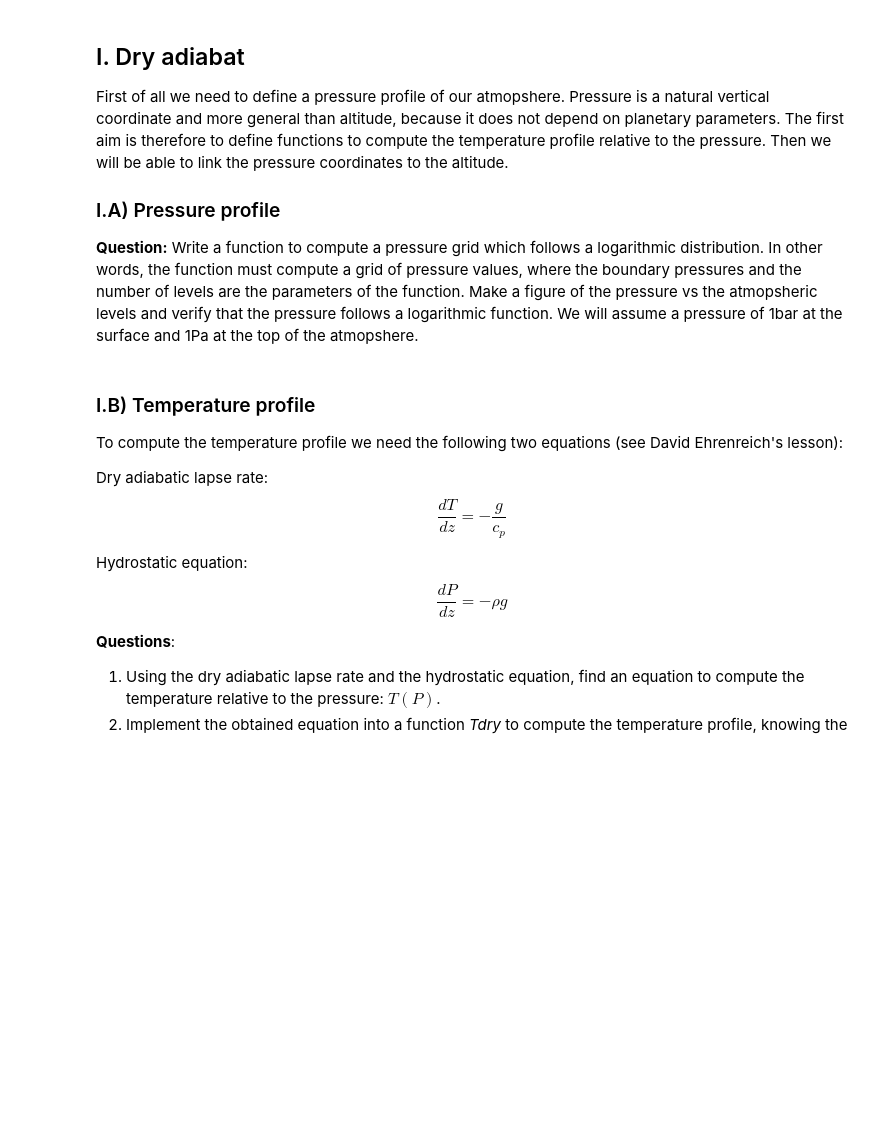
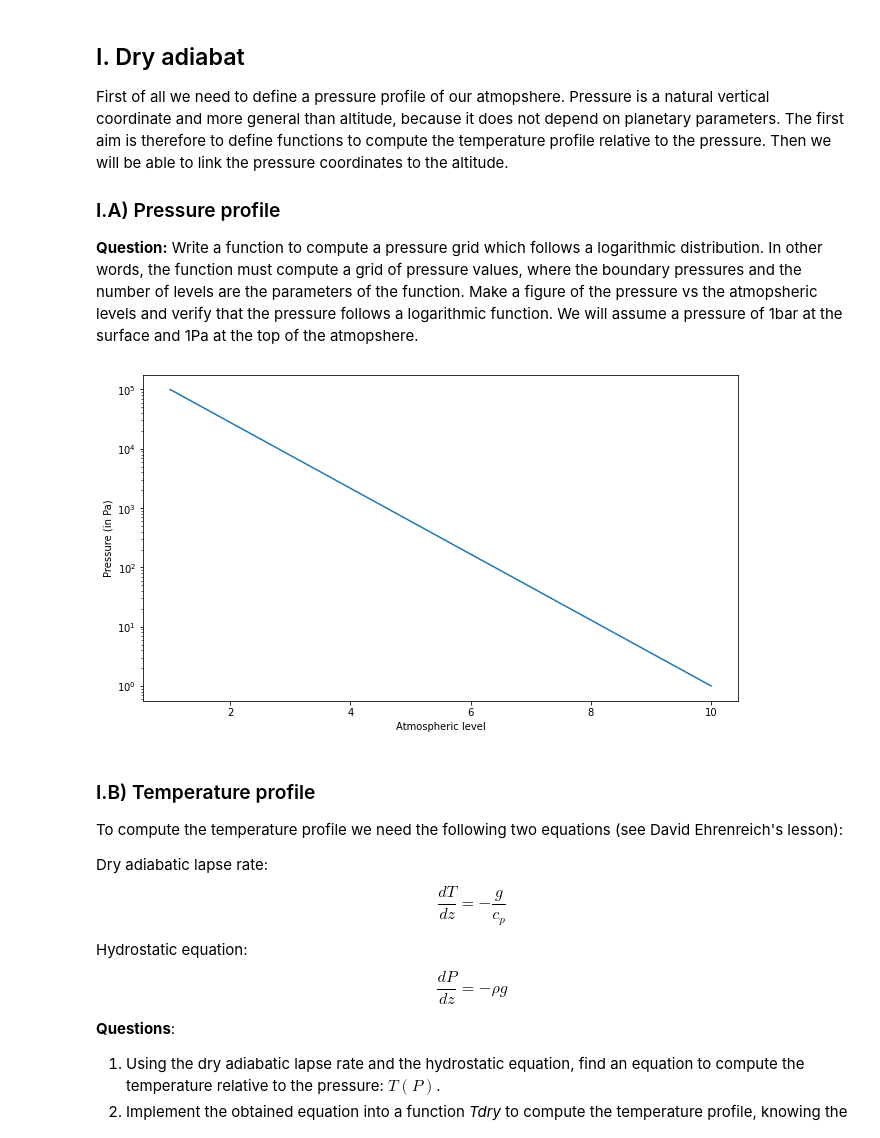
Before and after one commit to Jayshil/escape-modelling, a Jupyter notebook: Structure/Exercise_atm.ipynb, the cells around one changed output. Saved outputs shown, nothing was run; the diff lists cells and outputs as text; code cells hidden in the pictures; blank space fills up the shorter version.

Commit message:
Generated pressure profile

```diff
--- a/Structure/Exercise_atm.ipynb
+++ b/Structure/Exercise_atm.ipynb
@@ -53,10 +53,24 @@ The first aim is therefore to define functions to compute the temperature profil
 ### I.A) Pressure profile
 
 **Question:** Write a function to compute a pressure grid which follows a logarithmic distribution. In other words, the function must compute a grid of pressure values, where the boundary pressures and the number of levels are the parameters of the function. Make a figure of the pressure vs the atmopsheric levels and verify that the pressure follows a logarithmic function. We will assume a pressure of 1bar at the surface and 1Pa at the top of the atmopshere.
-# %%
-def set_P_profile(Ps, Ptop, nb_lvl):
-    # ...
-    return
+# %%
+def set_P_profile(Ps, Ptop, nb_lvl):
+    Ptop1, Ps1 = np.log10(Ptop), np.log10(Ps)
+    ab = np.logspace(Ptop1, Ps1, nb_lvl)
+    return np.flip(ab)
+# %%
+nos_lvls = 10000
+levels = np.linspace(1, 10, nos_lvls)
+p_prof = set_P_profile(1e5, 1, nos_lvls)
+
+plt.figure(figsize=(16/1.5, 9/1.5))
+plt.plot(levels, p_prof, label='Pressure profile')
+plt.xlabel('Atmospheric level')
+plt.ylabel('Pressure (in Pa)')
+plt.yscale('log')
+#plt.xscale('log')
+# %% [output]
+[figure, added]
 # %% [markdown]
 ### I.B) Temperature profile
 To compute the temperature profile we need the following two equations (see David Ehrenreich's lesson):
```
Also changed, not shown: parts of 2 cells of this notebook.
